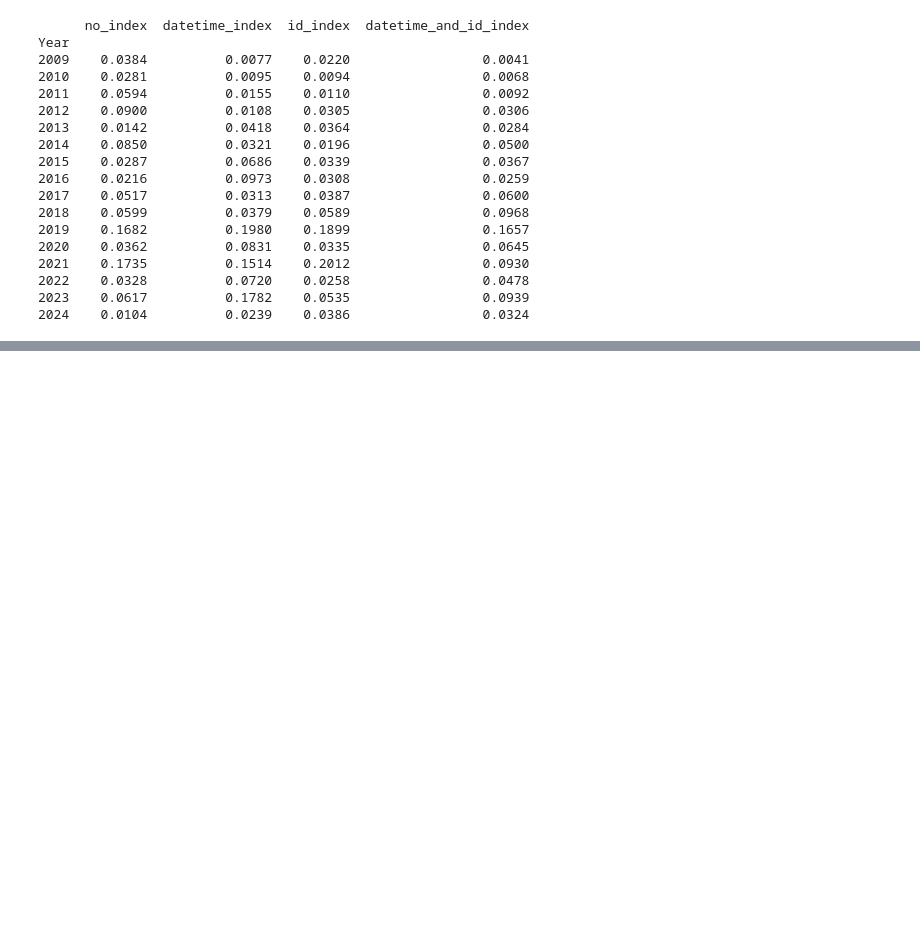
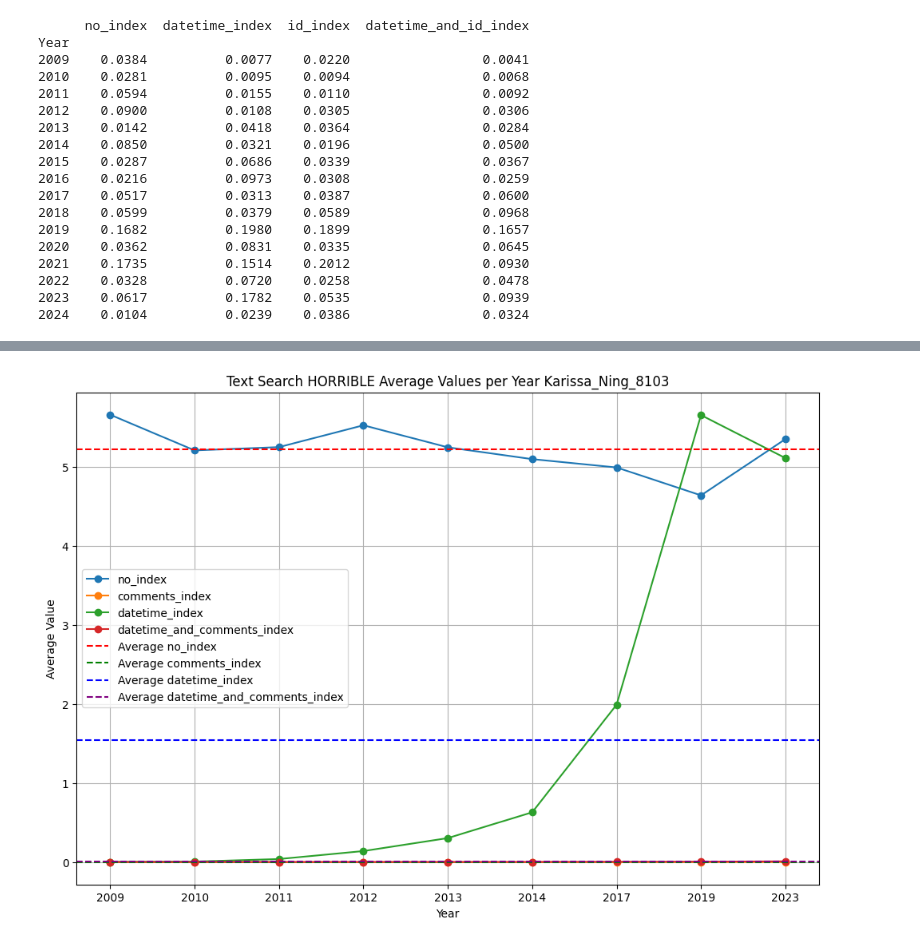
Before and after one commit to kkning13/ecs116_a2, a Jupyter notebook: Step4.ipynb, the cells around one changed output, grey strips where cells are left out. Drawn from its saved outputs; the diff is of its cells as text; code cells hidden in the pictures; blank space fills up the shorter version.

```diff
--- a/Step4.ipynb
+++ b/Step4.ipynb
@@ -251,0 +252,7 @@ plt.show()
+# %%
+# Load JSON data from a file
+with open('perf_data/text_search_query.json', 'r') as file:
+    data_listings = json.load(file)
+
+# Printing the loaded file
+print(json.dumps(data_listings, indent=4, sort_keys=True))
@@ -251,0 +277,6 @@ plt.show()
+# %%
+horrible_dict = {}
+for key, value in data_listings.items():
+    if "horrible" in key:
+        horrible_dict[key] = value
+horrible_dict
@@ -251,0 +301,5 @@ plt.show()
+# %%
+# Renaming the keys
+horrible_dict_renamed = util.rename_keys_text_search(horrible_dict, "horrible")
+
+pprint.pp(horrible_dict_renamed)
@@ -251,0 +324,51 @@ plt.show()
+# %%
+# Extract the avg values
+avg_values = extract_avg_values(horrible_dict_renamed)
+
+# Map the keys to the custom labels
+key_labels = {
+    "__": "no_index",
+    "__comments_tsv_in_reviews__": "comments_index",
+    "__datetime_in_reviews__": "datetime_index",
+    "__datetime_in_reviews__comments_tsv_in_reviews__": "datetime_and_comments_index"
+}
+
+# Prepare data for DataFrame
+data_for_df = {label: [] for label in key_labels.values()}
+data_for_df['Year'] = sorted(avg_values.keys())
+
+for year in data_for_df['Year']:
+    for key, label in key_labels.items():
+        data_for_df[label].append(avg_values[year].get(key, None))
+
+# Create DataFrame
+df = pd.DataFrame(data_for_df)
+
+# Set 'Year' as the index
+df.set_index('Year', inplace=True)
+
+# Display the DataFrame
+# print(df)
+
+# Plotting the data
+plt.figure(figsize=(12, 8))
+
+# Plot each category data
+for label in key_labels.values():
+    plt.plot(df.index, df[label], marker='o', label=label)
+
+colors = ['red', 'green', 'blue', 'purple']
+
+# Calculate and plot average lines for each index across all years
+for idx, label in enumerate(key_labels.values()):
+    avg_value = df[label].mean()
+    plt.axhline(y=avg_value, linestyle='--', color=colors[idx], label=f'Average {label}')
+
+plt.title('Text Search HORRIBLE Average Values per Year Karissa_Ning_8103')
+plt.xlabel('Year')
+plt.ylabel('Average Value')
+plt.legend()
+plt.grid(True)
+plt.show()
+# %% [output]
+[figure, added]
```
Also changed, not shown: parts of 21 cells of this notebook.
